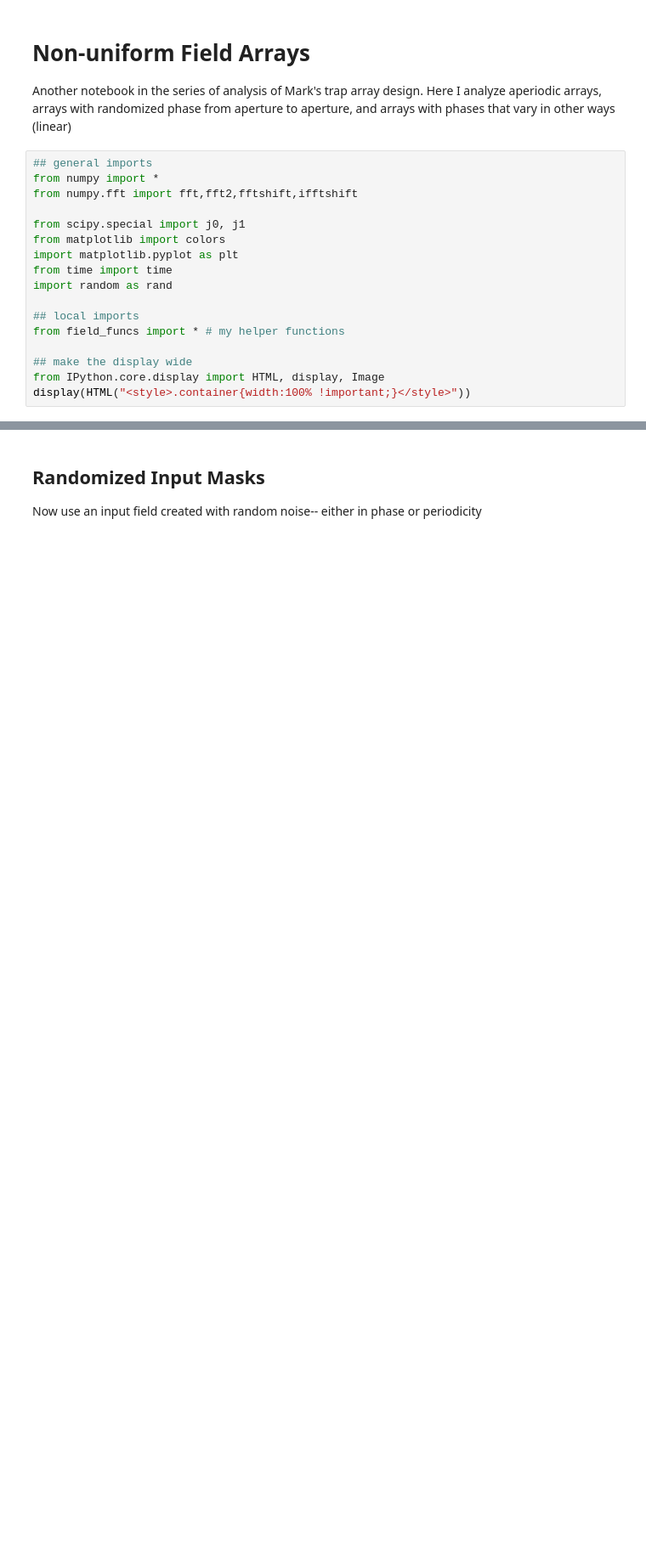
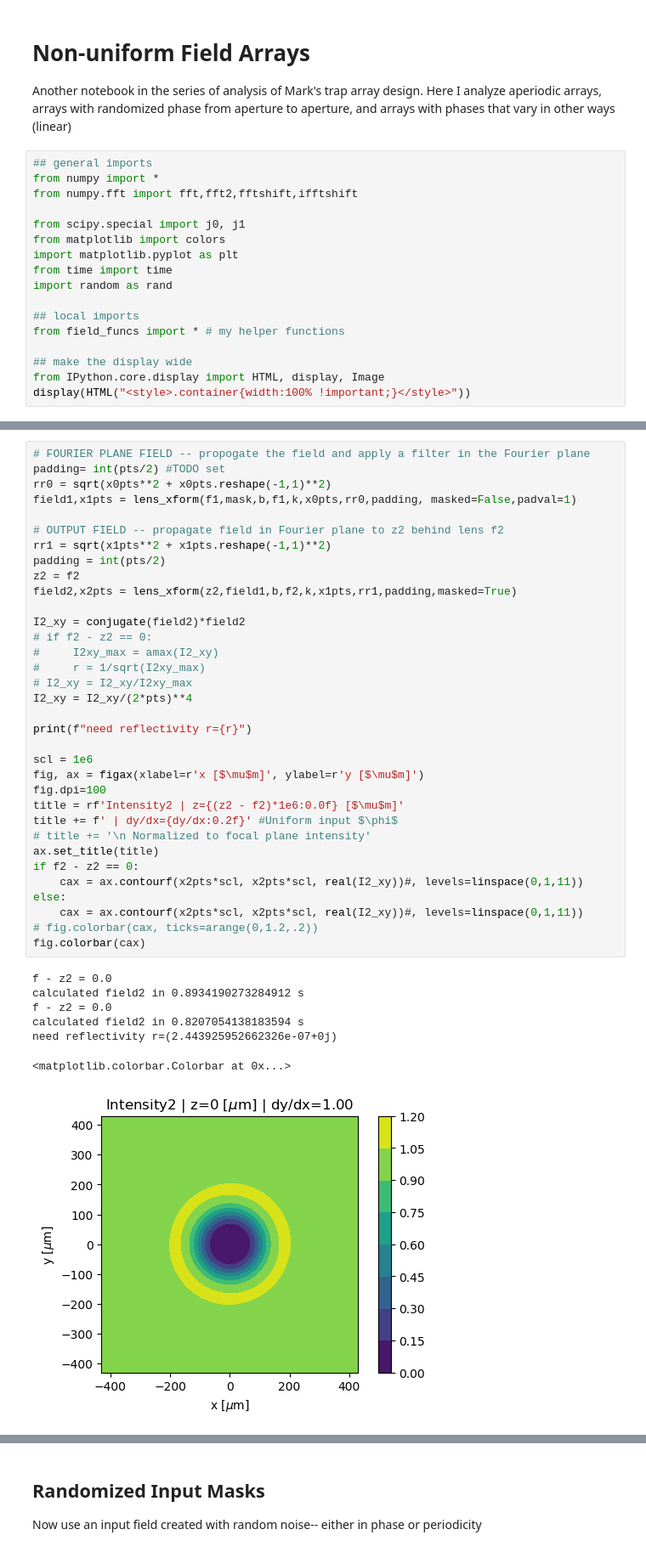
Before and after one commit to prhuft/fourier-optics, a Jupyter notebook: nonuniform_array.ipynb, the cells around one changed output, grey strips where cells are left out. Shown at 85% size. Cells and saved outputs as stored; diff of their text form; blank space fills up the shorter version.

```diff
--- a/nonuniform_array.ipynb
+++ b/nonuniform_array.ipynb
@@ -20,0 +70,42 @@ display(HTML("<style>.container{width:100% !important;}</style>"))
+# %%
+# FOURIER PLANE FIELD -- propogate the field and apply a filter in the Fourier plane
+padding= int(pts/2) #TODO set
+rr0 = sqrt(x0pts**2 + x0pts.reshape(-1,1)**2)
+field1,x1pts = lens_xform(f1,mask,b,f1,k,x0pts,rr0,padding, masked=False,padval=1)
+
+# OUTPUT FIELD -- propagate field in Fourier plane to z2 behind lens f2
+rr1 = sqrt(x1pts**2 + x1pts.reshape(-1,1)**2)
+padding = int(pts/2)
+z2 = f2
+field2,x2pts = lens_xform(z2,field1,b,f2,k,x1pts,rr1,padding,masked=True)
+
+I2_xy = conjugate(field2)*field2
+# if f2 - z2 == 0:
+#     I2xy_max = amax(I2_xy)
+#     r = 1/sqrt(I2xy_max)
+# I2_xy = I2_xy/I2xy_max
+I2_xy = I2_xy/(2*pts)**4
+
+print(f"need reflectivity r={r}")
+
+scl = 1e6
+fig, ax = figax(xlabel=r'x [$\mu$m]', ylabel=r'y [$\mu$m]')
+fig.dpi=100
+title = rf'Intensity2 | z={(z2 - f2)*1e6:0.0f} [$\mu$m]'
+title += f' | dy/dx={dy/dx:0.2f}' #Uniform input $\phi$
+# title += '\n Normalized to focal plane intensity'
+ax.set_title(title)
+if f2 - z2 == 0:
+    cax = ax.contourf(x2pts*scl, x2pts*scl, real(I2_xy))#, levels=linspace(0,1,11))
+else:
+    cax = ax.contourf(x2pts*scl, x2pts*scl, real(I2_xy))#, levels=linspace(0,1,11))
+# fig.colorbar(cax, ticks=arange(0,1.2,.2))
+fig.colorbar(cax)
+# %% [output]
+f - z2 = 0.0
+calculated field2 in 0.8934190273284912 s
+f - z2 = 0.0
+calculated field2 in 0.8207054138183594 s
+need reflectivity r=(2.443925952662326e-07+0j)
+<matplotlib.colorbar.Colorbar at 0x...>
+[figure, added]
```
Also changed, not shown: parts of 6 cells of this notebook.
